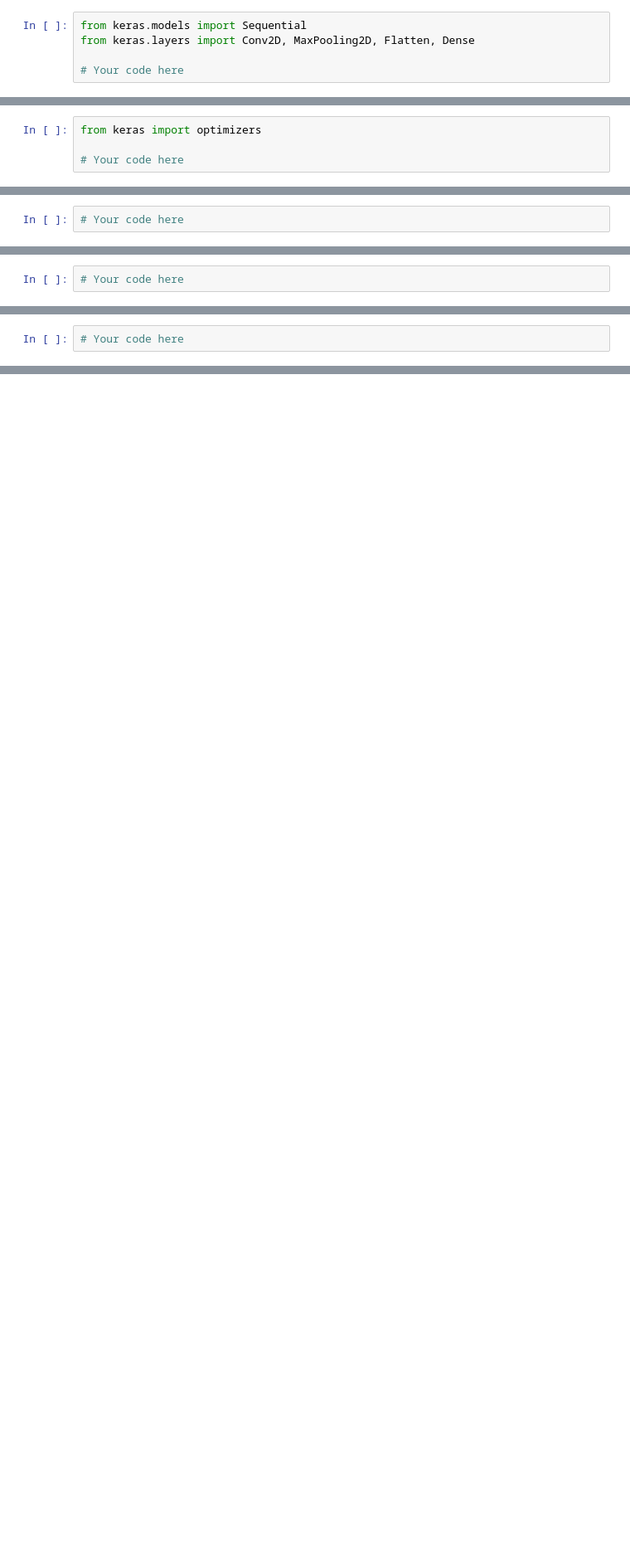
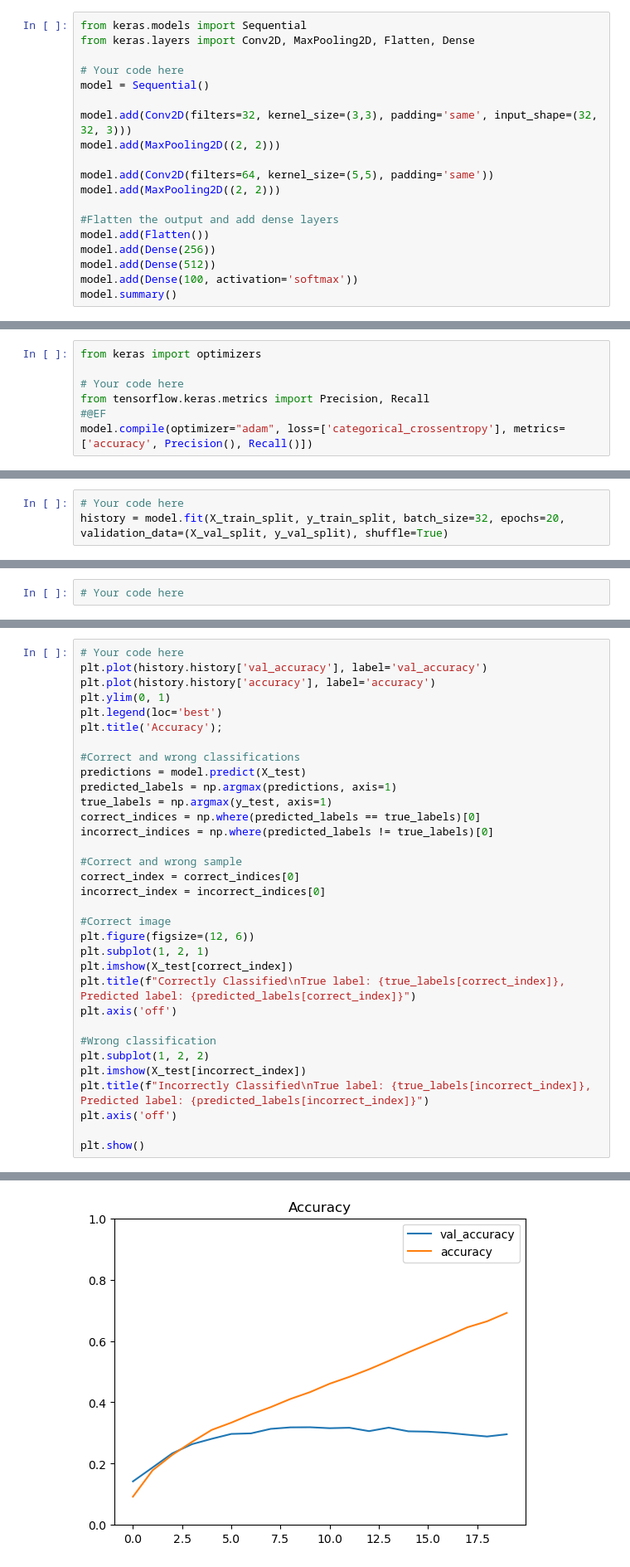
Before and after one commit to UofT-DSI/deep_learning, a Jupyter notebook: 02_activities/assignments/assignment_1.ipynb, the cells around one changed output, grey strips where cells are left out. Shown at 83% size. Saved outputs shown, nothing was run; the diff lists cells and outputs as text; blank space fills up the shorter version.

```diff
--- a/02_activities/assignments/assignment_1.ipynb
+++ b/02_activities/assignments/assignment_1.ipynb
@@ -42,3 +89,17 @@ from keras.models import Sequential
 from keras.layers import Conv2D, MaxPooling2D, Flatten, Dense
 
 # Your code here
+model = Sequential()
+
+model.add(Conv2D(filters=32, kernel_size=(3,3), padding='same', input_shape=(32, 32, 3)))
+model.add(MaxPooling2D((2, 2)))
+
+model.add(Conv2D(filters=64, kernel_size=(5,5), padding='same'))
+model.add(MaxPooling2D((2, 2)))
+
+#Flatten the output and add dense layers
+model.add(Flatten())
+model.add(Dense(256))
+model.add(Dense(512))
+model.add(Dense(100, activation='softmax'))
+model.summary()
@@ -53,6 +132,9 @@ from keras.layers import Conv2D, MaxPooling2D, Flatten, Dense
 from keras import optimizers
 
 # Your code here
+from tensorflow.keras.metrics import Precision, Recall
+#@EF
+model.compile(optimizer="adam", loss=['categorical_crossentropy'], metrics=['accuracy', Precision(), Recall()])
 # %% [markdown]
 ## Task 3: Model Training and Evaluation (Complete or Incomplete)
 ### Task 3a: Train the Model
@@ -62,3 +144,4 @@ from keras import optimizers
 - Use the validation set for validation.
 # %%
 # Your code here
+history = model.fit(X_train_split, y_train_split, batch_size=32, epochs=20, validation_data=(X_val_split, y_val_split), shuffle=True)
@@ -83,3 +184,35 @@ from keras import optimizers
 - Briefly discuss the results. What do the plots show? Do the results make sense? What do the classification probabilities indicate?
 # %%
 # Your code here
+plt.plot(history.history['val_accuracy'], label='val_accuracy')
+plt.plot(history.history['accuracy'], label='accuracy')
+plt.ylim(0, 1)
+plt.legend(loc='best')
+plt.title('Accuracy');
+
+#Correct and wrong classifications
+predictions = model.predict(X_test)
+predicted_labels = np.argmax(predictions, axis=1)
+true_labels = np.argmax(y_test, axis=1)
+correct_indices = np.where(predicted_labels == true_labels)[0]
+incorrect_indices = np.where(predicted_labels != true_labels)[0]
+
+#Correct and wrong sample
+correct_index = correct_indices[0]
+incorrect_index = incorrect_indices[0]
+
+#Correct image
+plt.figure(figsize=(12, 6))
+plt.subplot(1, 2, 1)
+plt.imshow(X_test[correct_index])
+plt.title(f"Correctly Classified\nTrue label: {true_labels[correct_index]}, Predicted label: {predicted_labels[correct_index]}")
+plt.axis('off')
+
+#Wrong classification
+plt.subplot(1, 2, 2)
+plt.imshow(X_test[incorrect_index])
+plt.title(f"Incorrectly Classified\nTrue label: {true_labels[incorrect_index]}, Predicted label: {predicted_labels[incorrect_index]}")
+plt.axis('off')
+
+plt.show()
+# %% [output]
@@ -85,0 +220 @@ from keras import optimizers
+[figure, added]
```
Also changed, not shown: parts of 13 cells of this notebook.
